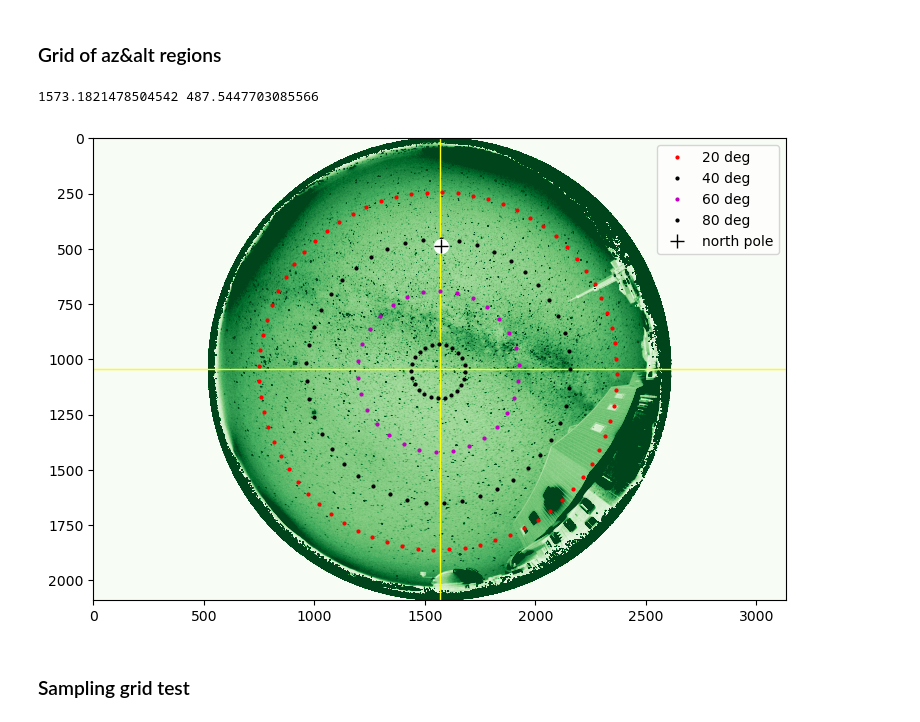
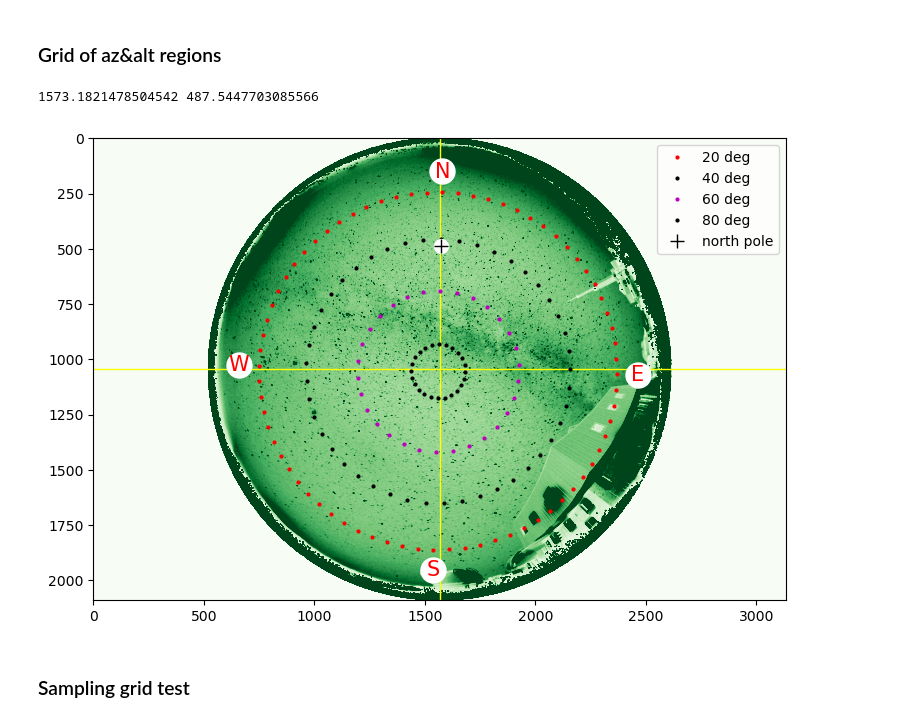
Before and after one commit to astrorafael/allskynsb, a Jupyter notebook: all_sky_NSB-map.ipynb, the cells around one changed output. Drawn from its saved outputs; the diff is of its cells as text; code cells hidden in the pictures.

```diff
--- a/all_sky_NSB-map.ipynb
+++ b/all_sky_NSB-map.ipynb
@@ -220,34 +220,42 @@ yc = int(G2.shape[0]/2)
 fig,ax = plt.subplots(1,1,figsize=(12,6))
 ax.imshow(G2,cmap='Greens',vmin=vmin,vmax=vmax)
 plt.axvline(xc,lw=1,color='yellow')
 plt.axhline(yc,lw=1,color='yellow')
 caz  = np.arange(0,360,5)   # [0,90,180,270]
 calt = [20] * len(caz)
 xd,yd = gwcs_azalt.backward_transform(caz, calt)
 plt.plot(xd,yd,'ro',ms = 2,label='20 deg')
 caz  = np.arange(0,360,8)
 calt = [40] * len(caz)
 xd,yd = gwcs_azalt.backward_transform(caz, calt)
 plt.plot(xd,yd,'ko',ms = 2,label='40 deg')
 caz  = np.arange(0,360,12)
 calt = [60] * len(caz)
 xd,yd = gwcs_azalt.backward_transform(caz, calt)
 plt.plot(xd,yd,'mo',ms = 2,label='60 deg')
 caz  = np.arange(0,360,15)
 calt = [80] * len(caz)
 xd,yd = gwcs_azalt.backward_transform(caz, calt)
 plt.plot(xd,yd,'ko',ms = 2,label='80 deg')
 
 xo,yo = gwcs_radec.backward_transform(0, 90)
 print(xo,yo)
 plt.plot(xo,yo,'wo',ms=10)
 plt.plot(xo,yo,'k+',ms=10,label='north pole')
 plt.legend()
 
+caz = [0,90,180,270]
+calt = [10,10,10,10]
+direction = ['N','W','S','E']
+xd,yd = gwcs_azalt.backward_transform(caz, calt)
+for i in range(4):
+    ax.plot(xd[i], yd[i], 'wo',ms=18)
+    ax.text(xd[i], yd[i], direction[i], ha='center', va='center',color='red',fontsize=15)
+
 plt.savefig('fig_az-alt_grid.png')
 # %% [output]
 1573.1821478504542 487.5447703085566
-[figure, old version]
+[figure, new version]
 # %% [markdown]
 ### Sampling grid test
 # %%
```
Also changed, not shown: parts of 13 cells of this notebook, 3 other files.
